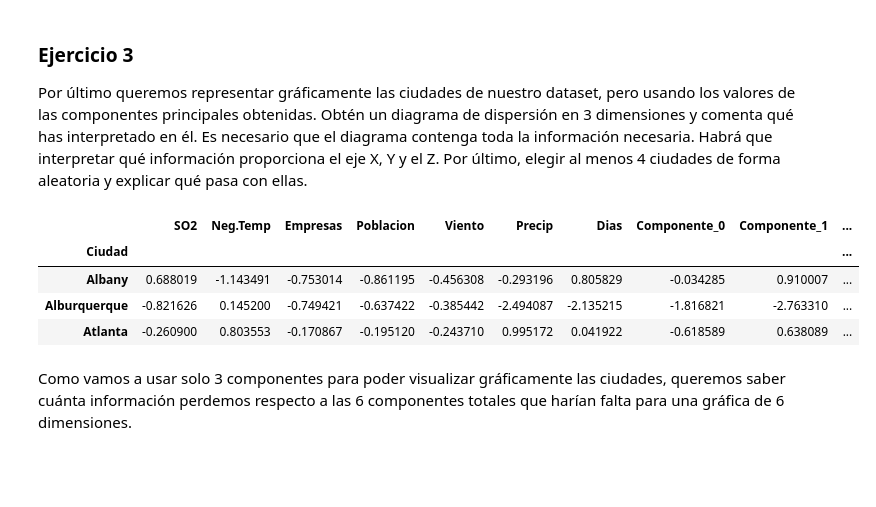
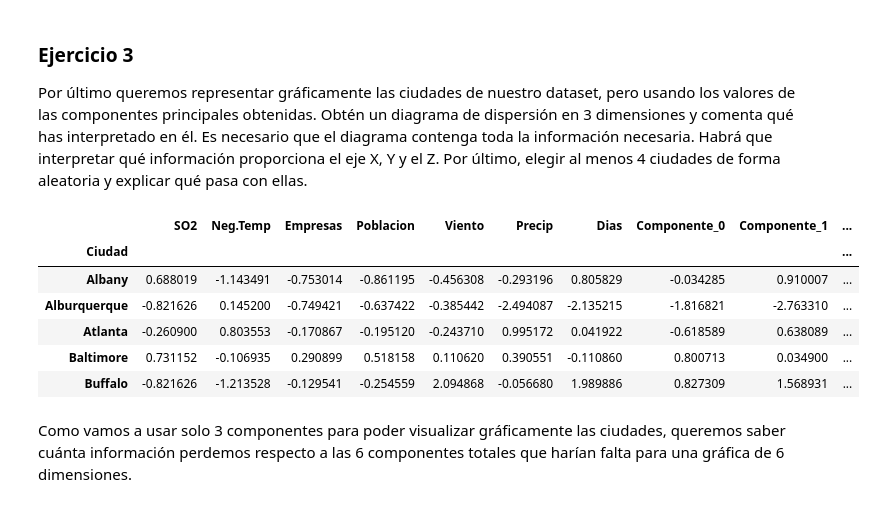
Before and after one commit to CeliaDiazSanchez/Data-Mining, a Jupyter notebook: LAB01_p3.ipynb, the cells around one changed output. Drawn from its saved outputs; the diff is of its cells as text; code cells hidden in the pictures; blank space fills up the shorter version.

```diff
--- a/LAB01_p3.ipynb
+++ b/LAB01_p3.ipynb
@@ -1131,13 +1131,15 @@ comenta qué has interpretado en él. Es necesario que el diagrama contenga toda
 Habrá que interpretar qué información proporciona el eje X, Y y el Z. Por último, elegir al menos 4 ciudades
 de forma aleatoria y explicar qué pasa con ellas.
 # %%
-df_pca.head(3)
+df_pca.head(5)
 # %% [output]
 |  | SO2 | Neg.Temp | Empresas | Poblacion | Viento | Precip | Dias | Componente_0 | Componente_1 | ... |
 | Ciudad |  |  |  |  |  |  |  |  |  | ... |
 | Albany | 0.688019 | -1.143491 | -0.753014 | -0.861195 | -0.456308 | -0.293196 | 0.805829 | -0.034285 | 0.910007 | ... |
 | Alburquerque | -0.821626 | 0.145200 | -0.749421 | -0.637422 | -0.385442 | -2.494087 | -2.135215 | -1.816821 | -2.763310 | ... |
 | Atlanta | -0.260900 | 0.803553 | -0.170867 | -0.195120 | -0.243710 | 0.995172 | 0.041922 | -0.618589 | 0.638089 | ... |
+| Baltimore | 0.731152 | -0.106935 | 0.290899 | 0.518158 | 0.110620 | 0.390551 | -0.110860 | 0.800713 | 0.034900 | ... |
+| Buffalo | -0.821626 | -1.213528 | -0.129541 | -0.254559 | 2.094868 | -0.056680 | 1.989886 | 0.827309 | 1.568931 | ... |
 # %% [markdown]
 Como vamos a usar solo 3 componentes para poder visualizar gráficamente las ciudades, queremos saber cuánta información perdemos respecto a las 6 componentes totales que harían falta para una gráfica de 6 dimensiones.
 # %%
```
Also changed, not shown: parts of 1 cell of this notebook.
